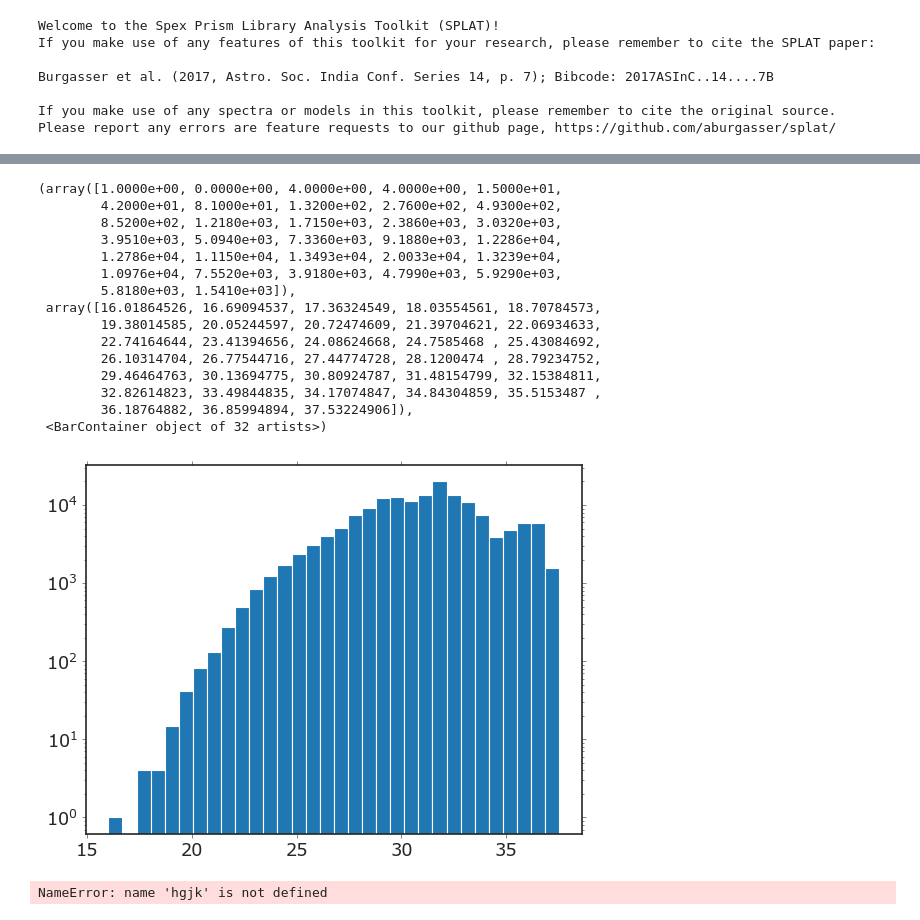
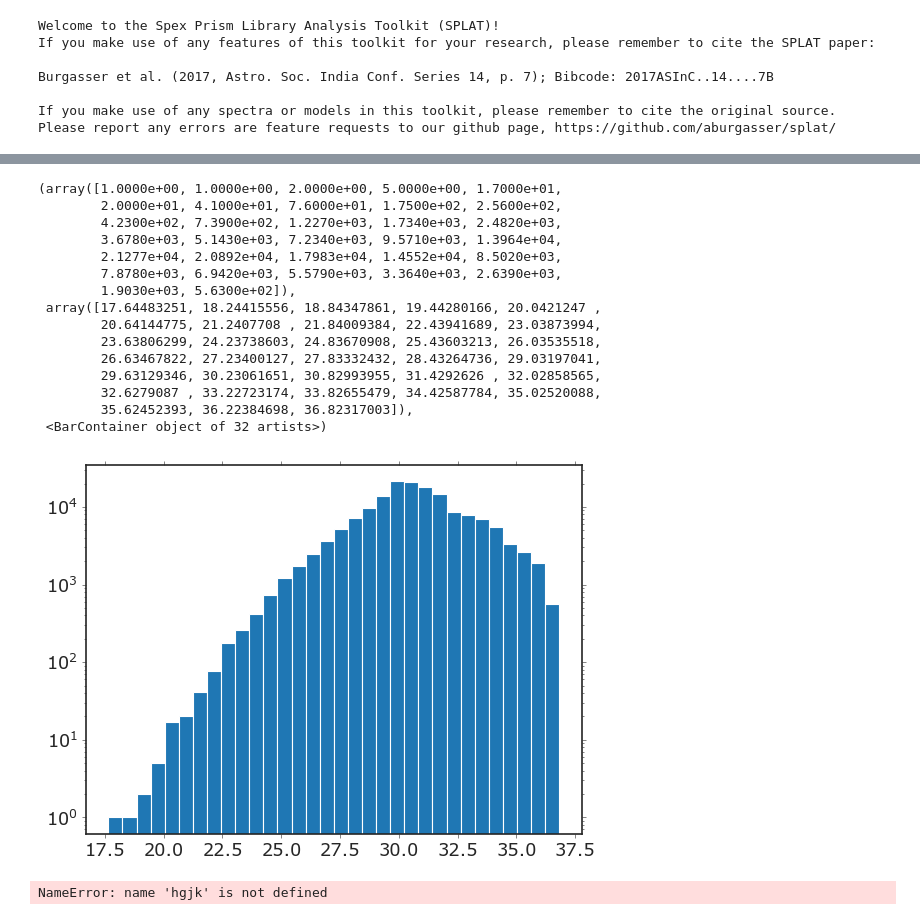
Before and after one commit to caganze/lsstsims, a Jupyter notebook: notebooks/LSST.ipynb, the cells around one changed output, grey strips where cells are left out. Drawn from its saved outputs; the diff is of its cells as text; code cells hidden in the pictures.

```diff
--- a/notebooks/LSST.ipynb
+++ b/notebooks/LSST.ipynb
@@ -171,25 +168,25 @@ ax.set_yscale('log')
 # %%
 df=data['data']
 
 fig, ax=plt.subplots()
-ax.hist(df.LSST_R.values, bins=32, log=True)
+ax.hist(df.LSST_G.values, bins=32, log=True)
 # %% [output]
-(array([1.0000e+00, 0.0000e+00, 4.0000e+00, 4.0000e+00, 1.5000e+01,
-        4.2000e+01, 8.1000e+01, 1.3200e+02, 2.7600e+02, 4.9300e+02,
-        8.5200e+02, 1.2180e+03, 1.7150e+03, 2.3860e+03, 3.0320e+03,
-        3.9510e+03, 5.0940e+03, 7.3360e+03, 9.1880e+03, 1.2286e+04,
-        1.2786e+04, 1.1150e+04, 1.3493e+04, 2.0033e+04, 1.3239e+04,
-        1.0976e+04, 7.5520e+03, 3.9180e+03, 4.7990e+03, 5.9290e+03,
-        5.8180e+03, 1.5410e+03]),
- array([16.01864526, 16.69094537, 17.36324549, 18.03554561, 18.70784573,
-        19.38014585, 20.05244597, 20.72474609, 21.39704621, 22.06934633,
-        22.74164644, 23.41394656, 24.08624668, 24.7585468 , 25.43084692,
-        26.10314704, 26.77544716, 27.44774728, 28.1200474 , 28.79234752,
-        29.46464763, 30.13694775, 30.80924787, 31.48154799, 32.15384811,
-        32.82614823, 33.49844835, 34.17074847, 34.84304859, 35.5153487 ,
-        36.18764882, 36.85994894, 37.53224906]),
+(array([1.0000e+00, 1.0000e+00, 2.0000e+00, 5.0000e+00, 1.7000e+01,
+        2.0000e+01, 4.1000e+01, 7.6000e+01, 1.7500e+02, 2.5600e+02,
+        4.2300e+02, 7.3900e+02, 1.2270e+03, 1.7340e+03, 2.4820e+03,
+        3.6780e+03, 5.1430e+03, 7.2340e+03, 9.5710e+03, 1.3964e+04,
+        2.1277e+04, 2.0892e+04, 1.7983e+04, 1.4552e+04, 8.5020e+03,
+        7.8780e+03, 6.9420e+03, 5.5790e+03, 3.3640e+03, 2.6390e+03,
+        1.9030e+03, 5.6300e+02]),
+ array([17.64483251, 18.24415556, 18.84347861, 19.44280166, 20.0421247 ,
+        20.64144775, 21.2407708 , 21.84009384, 22.43941689, 23.03873994,
+        23.63806299, 24.23738603, 24.83670908, 25.43603213, 26.03535518,
+        26.63467822, 27.23400127, 27.83332432, 28.43264736, 29.03197041,
+        29.63129346, 30.23061651, 30.82993955, 31.4292626 , 32.02858565,
+        32.6279087 , 33.22723174, 33.82655479, 34.42587784, 35.02520088,
+        35.62452393, 36.22384698, 36.82317003]),
  <BarContainer object of 32 artists>)
-[figure, old version]
+[figure, new version]
 # %%
 hgjk
 # %% [output]
```
Also changed, not shown: parts of 5 cells of this notebook, 5 other files.
